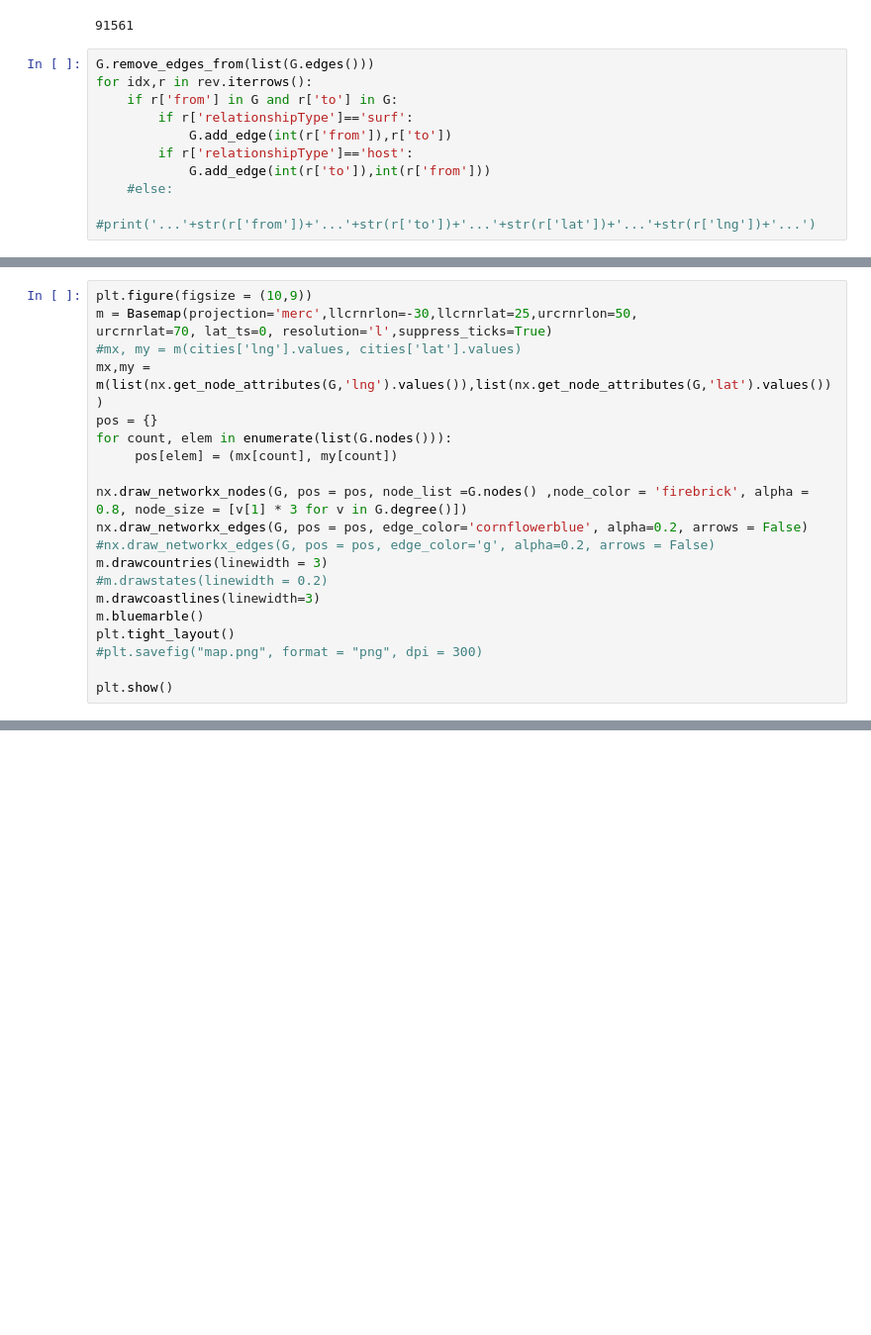
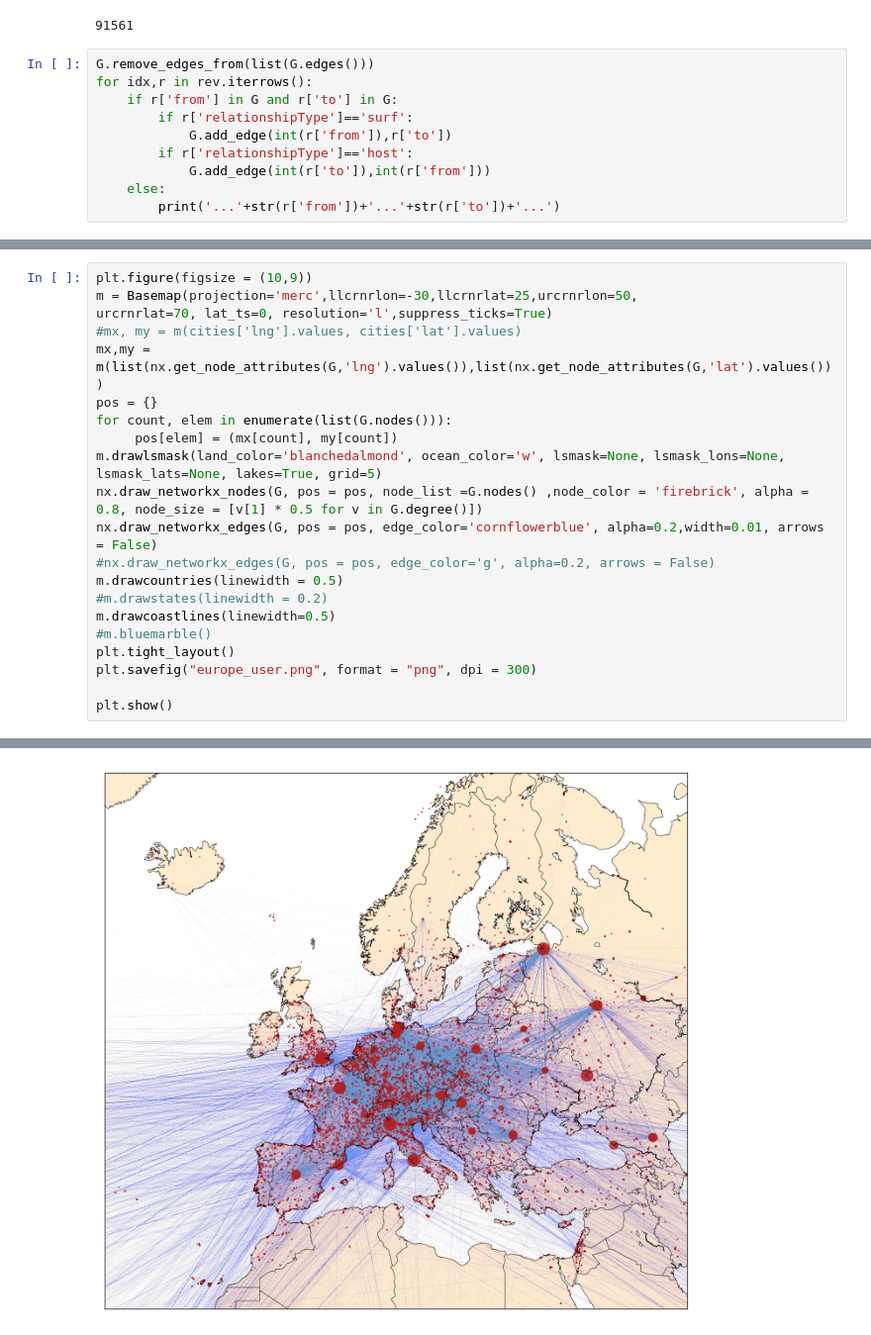
Before and after one commit to eikekutz/SocialGraphFinalProject, a Jupyter notebook: Part2-GeographicalNetwork.ipynb, the cells around one changed output, grey strips where cells are left out. Shown at 99% size. Saved outputs shown, nothing was run; the diff lists cells and outputs as text; blank space fills up the shorter version.

```diff
--- a/Part2-GeographicalNetwork.ipynb
+++ b/Part2-GeographicalNetwork.ipynb
@@ -120,5 +78,5 @@ for idx,r in rev.iterrows():
             G.add_edge(int(r['from']),r['to'])
         if r['relationshipType']=='host':
             G.add_edge(int(r['to']),int(r['from']))
-    #else:
-        #print('...'+str(r['from'])+'...'+str(r['to'])+'...'+str(r['lat'])+'...'+str(r['lng'])+'...')
+    else:
+        print('...'+str(r['from'])+'...'+str(r['to'])+'...')
@@ -141,16 +117,16 @@ mx,my = m(list(nx.get_node_attributes(G,'lng').values()),list(nx.get_node_attrib
 pos = {}
 for count, elem in enumerate(list(G.nodes())):
      pos[elem] = (mx[count], my[count])
-
-nx.draw_networkx_nodes(G, pos = pos, node_list =G.nodes() ,node_color = 'firebrick', alpha = 0.8, node_size = [v[1] * 3 for v in G.degree()])
-nx.draw_networkx_edges(G, pos = pos, edge_color='cornflowerblue', alpha=0.2, arrows = False)
+m.drawlsmask(land_color='blanchedalmond', ocean_color='w', lsmask=None, lsmask_lons=None, lsmask_lats=None, lakes=True, grid=5)
+nx.draw_networkx_nodes(G, pos = pos, node_list =G.nodes() ,node_color = 'firebrick', alpha = 0.8, node_size = [v[1] * 0.5 for v in G.degree()])
+nx.draw_networkx_edges(G, pos = pos, edge_color='cornflowerblue', alpha=0.2,width=0.01, arrows = False)
 #nx.draw_networkx_edges(G, pos = pos, edge_color='g', alpha=0.2, arrows = False)
-m.drawcountries(linewidth = 3)
+m.drawcountries(linewidth = 0.5)
 #m.drawstates(linewidth = 0.2)
-m.drawcoastlines(linewidth=3)
-m.bluemarble()
+m.drawcoastlines(linewidth=0.5)
+#m.bluemarble()
 plt.tight_layout()
-#plt.savefig("map.png", format = "png", dpi = 300)
+plt.savefig("europe_user.png", format = "png", dpi = 300)
 
 plt.show()
 # %% [output]
@@ -158,0 +133 @@ IndexError: list index out of range
+[figure, added]
```
Also changed, not shown: parts of 23 cells of this notebook, 6 other files.
